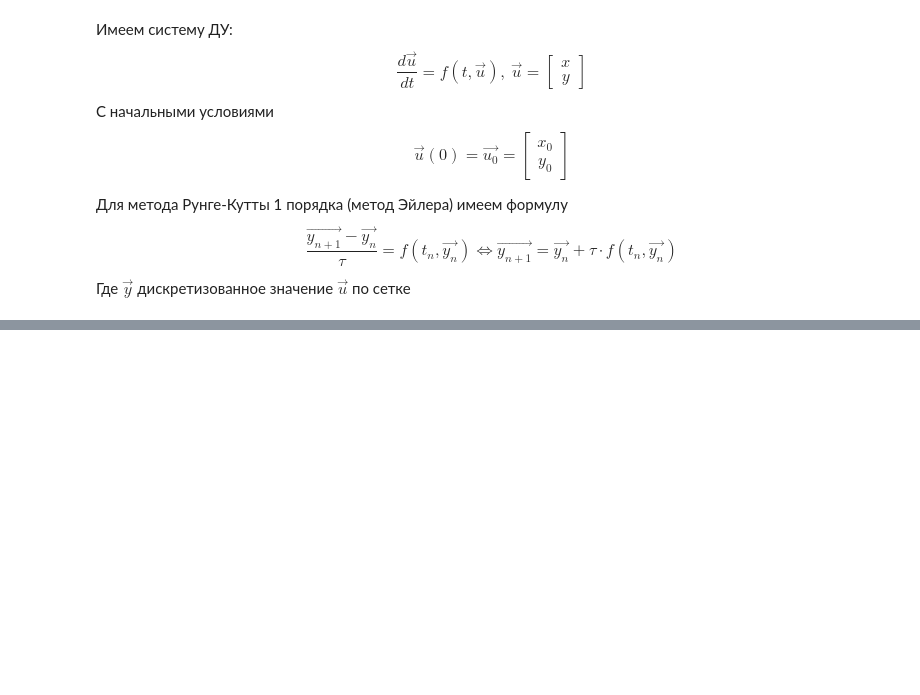
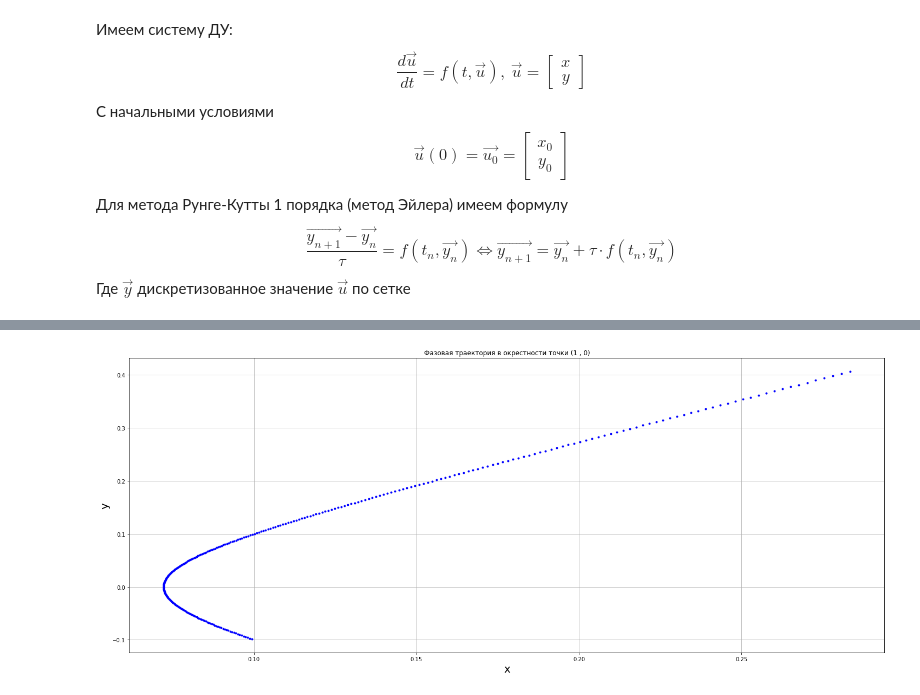
Before and after one commit to derzhavin3016/CompMath, a Jupyter notebook: Lab6/Lab6.ipynb, the cells around one changed output, grey strips where cells are left out. Drawn from its saved outputs; the diff is of its cells as text; code cells hidden in the pictures; blank space fills up the shorter version.

```diff
--- a/Lab6/Lab6.ipynb
+++ b/Lab6/Lab6.ipynb
@@ -78,0 +150,4 @@ SolveNPrint(22, x_0, y_0, Euler, 300)
+# %%
+SolveNPrint(2, start_p=(1.1, -0.1), center_p=(1, 0), method=RungeKutt4, nsteps=300)
+# %% [output]
+[figure, added]
```
Also changed, not shown: parts of 11 cells of this notebook.
